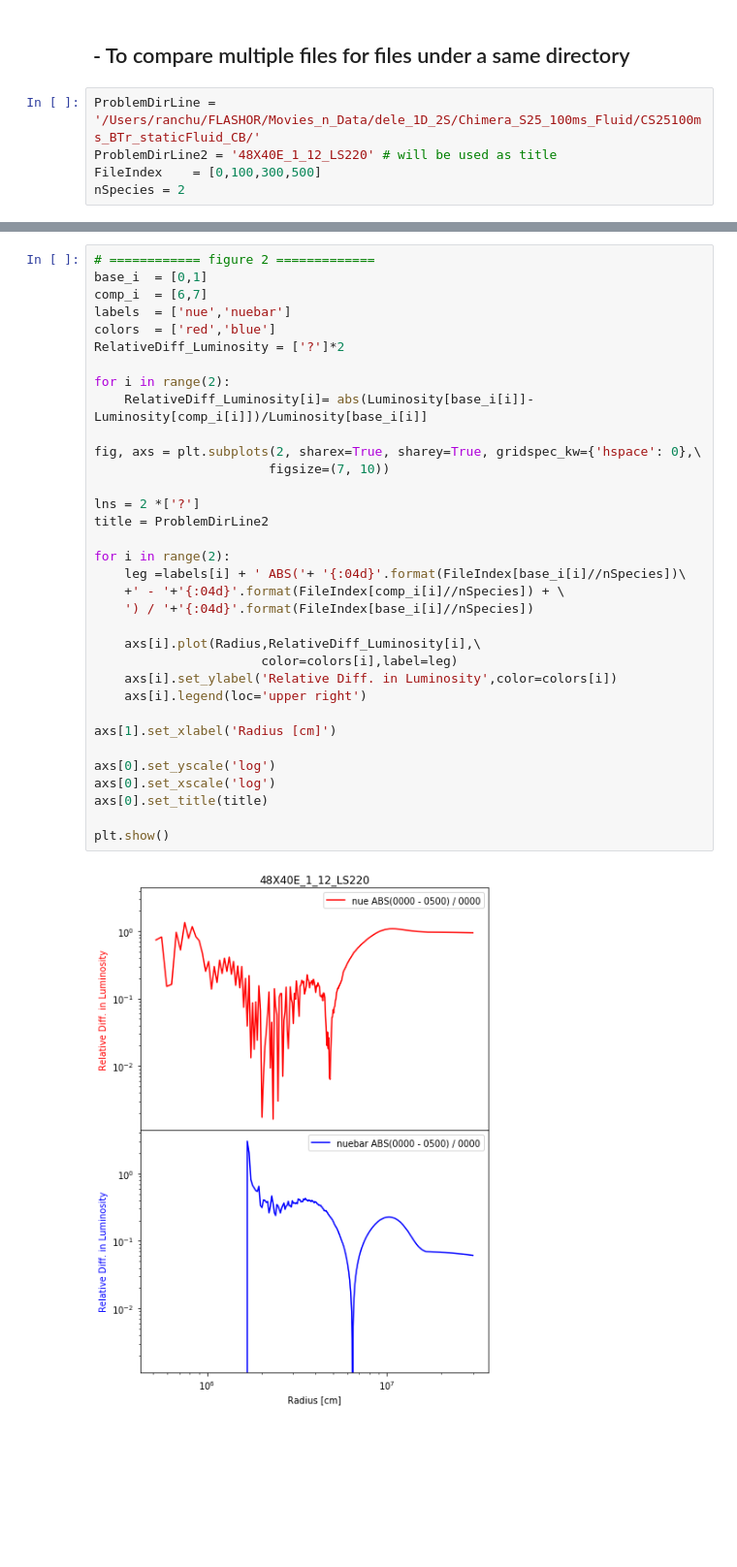
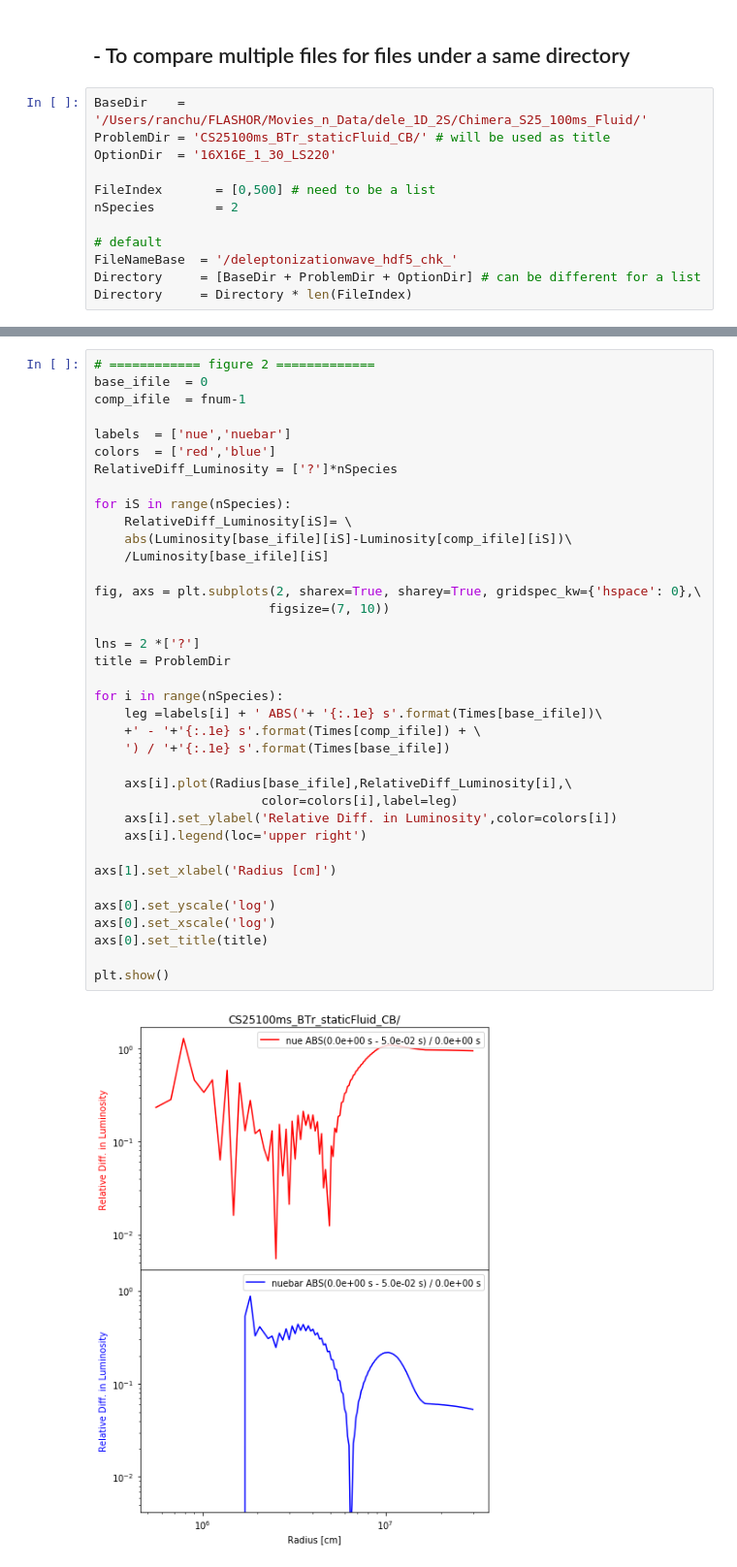
Before and after one commit to ranchu1/Analysis_FLASH, a Jupyter notebook: unitTests/2-[If-Stationary-State]1D.ipynb, the cells around one changed output, grey strips where cells are left out. Shown at 97% size. Drawn from its saved outputs; the diff is of its cells as text; blank space fills up the shorter version.

```diff
--- a/unitTests/2-[If-Stationary-State]1D.ipynb
+++ b/unitTests/2-[If-Stationary-State]1D.ipynb
@@ -1,7 +1,14 @@
 # %% [markdown]
 ## - To compare multiple files for files under a same directory
 # %%
-ProblemDirLine = '/Users/ranchu/FLASHOR/Movies_n_Data/dele_1D_2S/Chimera_S25_100ms_Fluid/CS25100ms_BTr_staticFluid_CB/'
-ProblemDirLine2 = '48X40E_1_12_LS220' # will be used as title
-FileIndex    = [0,100,300,500]
-nSpecies = 2
+BaseDir    = '/Users/ranchu/FLASHOR/Movies_n_Data/dele_1D_2S/Chimera_S25_100ms_Fluid/'
+ProblemDir = 'CS25100ms_BTr_staticFluid_CB/' # will be used as title
+OptionDir  = '16X16E_1_30_LS220'
+
+FileIndex       = [0,500] # need to be a list
+nSpecies        = 2
+
+# default
+FileNameBase  = '/deleptonizationwave_hdf5_chk_'
+Directory     = [BaseDir + ProblemDir + OptionDir] # can be different for a list
+Directory     = Directory * len(FileIndex)
@@ -99,36 +84,39 @@ plt.show()
 # %%
 # ============ figure 2 =============
-base_i  = [0,1]
-comp_i  = [6,7]
+base_ifile  = 0
+comp_ifile  = fnum-1
+
 labels  = ['nue','nuebar']
 colors  = ['red','blue']
-RelativeDiff_Luminosity = ['?']*2
+RelativeDiff_Luminosity = ['?']*nSpecies
 
-for i in range(2):
-    RelativeDiff_Luminosity[i]= abs(Luminosity[base_i[i]]-Luminosity[comp_i[i]])/Luminosity[base_i[i]]
+for iS in range(nSpecies):
+    RelativeDiff_Luminosity[iS]= \
+    abs(Luminosity[base_ifile][iS]-Luminosity[comp_ifile][iS])\
+    /Luminosity[base_ifile][iS]
 
 fig, axs = plt.subplots(2, sharex=True, sharey=True, gridspec_kw={'hspace': 0},\
                        figsize=(7, 10))
 
 lns = 2 *['?']
-title = ProblemDirLine2
+title = ProblemDir
 
-for i in range(2):
-    leg =labels[i] + ' ABS('+ '{:04d}'.format(FileIndex[base_i[i]//nSpecies])\
-    +' - '+'{:04d}'.format(FileIndex[comp_i[i]//nSpecies]) + \
-    ') / '+'{:04d}'.format(FileIndex[base_i[i]//nSpecies])
+for i in range(nSpecies):
+    leg =labels[i] + ' ABS('+ '{:.1e} s'.format(Times[base_ifile])\
+    +' - '+'{:.1e} s'.format(Times[comp_ifile]) + \
+    ') / '+'{:.1e} s'.format(Times[base_ifile])
 
-    axs[i].plot(Radius,RelativeDiff_Luminosity[i],\
+    axs[i].plot(Radius[base_ifile],RelativeDiff_Luminosity[i],\
                       color=colors[i],label=leg)
     axs[i].set_ylabel('Relative Diff. in Luminosity',color=colors[i])
     axs[i].legend(loc='upper right')
 
 axs[1].set_xlabel('Radius [cm]')
 
 axs[0].set_yscale('log')
 axs[0].set_xscale('log')
 axs[0].set_title(title)
 
 plt.show()
 # %% [output]
-[figure, old version]
+[figure, new version]
```
Also changed, not shown: parts of 13 cells of this notebook.
